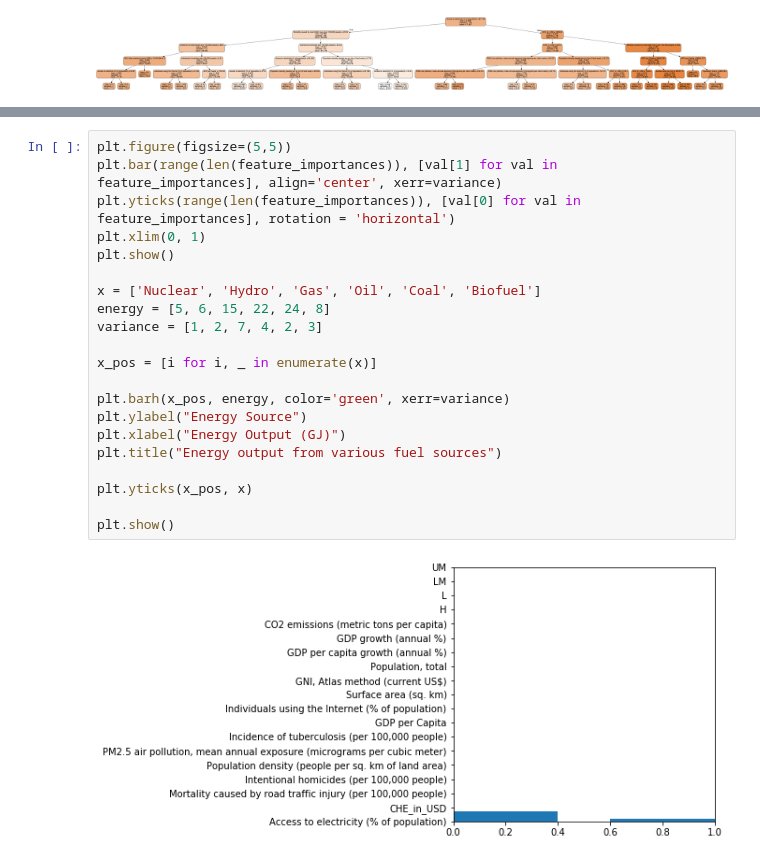
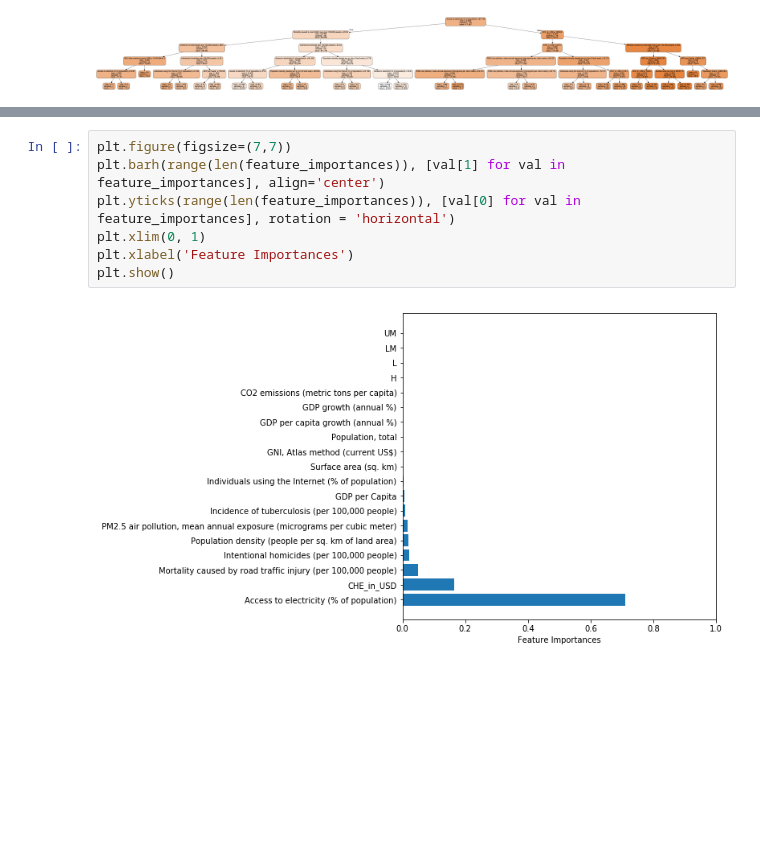
Before and after one commit to patrickFuerst/human_life_exp, a Jupyter notebook: Data_Analysis(Anna).ipynb, the cells around one changed output, grey strips where cells are left out. Drawn from its saved outputs; the diff is of its cells as text; blank space fills up the shorter version.

Commit message:
changed bar graph

```diff
--- a/Data_Analysis(Anna).ipynb
+++ b/Data_Analysis(Anna).ipynb
@@ -96,25 +96,11 @@ Variable: L                    Importance: 0.0
 Variable: LM                   Importance: 0.0
 Variable: UM                   Importance: 0.0
 # %%
-plt.figure(figsize=(5,5))
-plt.bar(range(len(feature_importances)), [val[1] for val in feature_importances], align='center', xerr=variance)
+plt.figure(figsize=(7,7))
+plt.barh(range(len(feature_importances)), [val[1] for val in feature_importances], align='center')
 plt.yticks(range(len(feature_importances)), [val[0] for val in feature_importances], rotation = 'horizontal')
 plt.xlim(0, 1)
+plt.xlabel('Feature Importances')
 plt.show()
-
-x = ['Nuclear', 'Hydro', 'Gas', 'Oil', 'Coal', 'Biofuel']
-energy = [5, 6, 15, 22, 24, 8]
-variance = [1, 2, 7, 4, 2, 3]
-
-x_pos = [i for i, _ in enumerate(x)]
-
-plt.barh(x_pos, energy, color='green', xerr=variance)
-plt.ylabel("Energy Source")
-plt.xlabel("Energy Output (GJ)")
-plt.title("Energy output from various fuel sources")
-
-plt.yticks(x_pos, x)
-
-plt.show()
 # %% [output]
-[figure, old version]
+[figure, new version]
```
Also changed, not shown: parts of 1 cell of this notebook.
